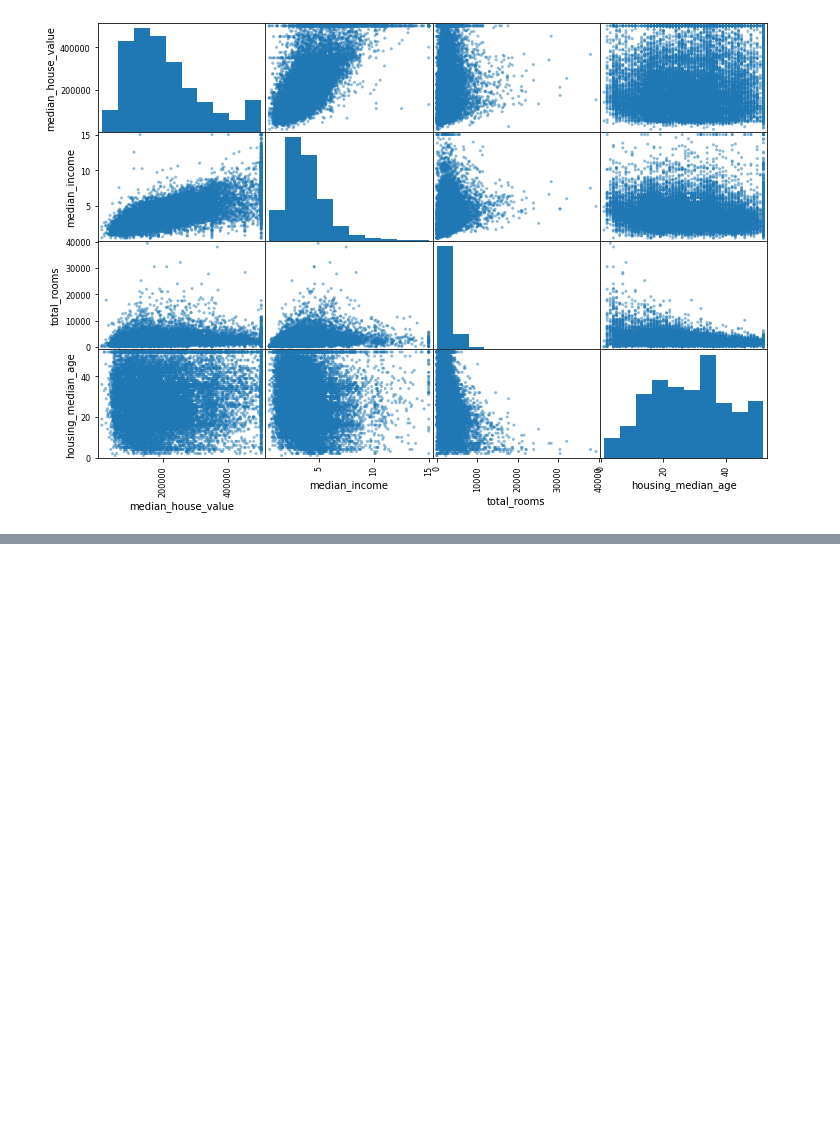
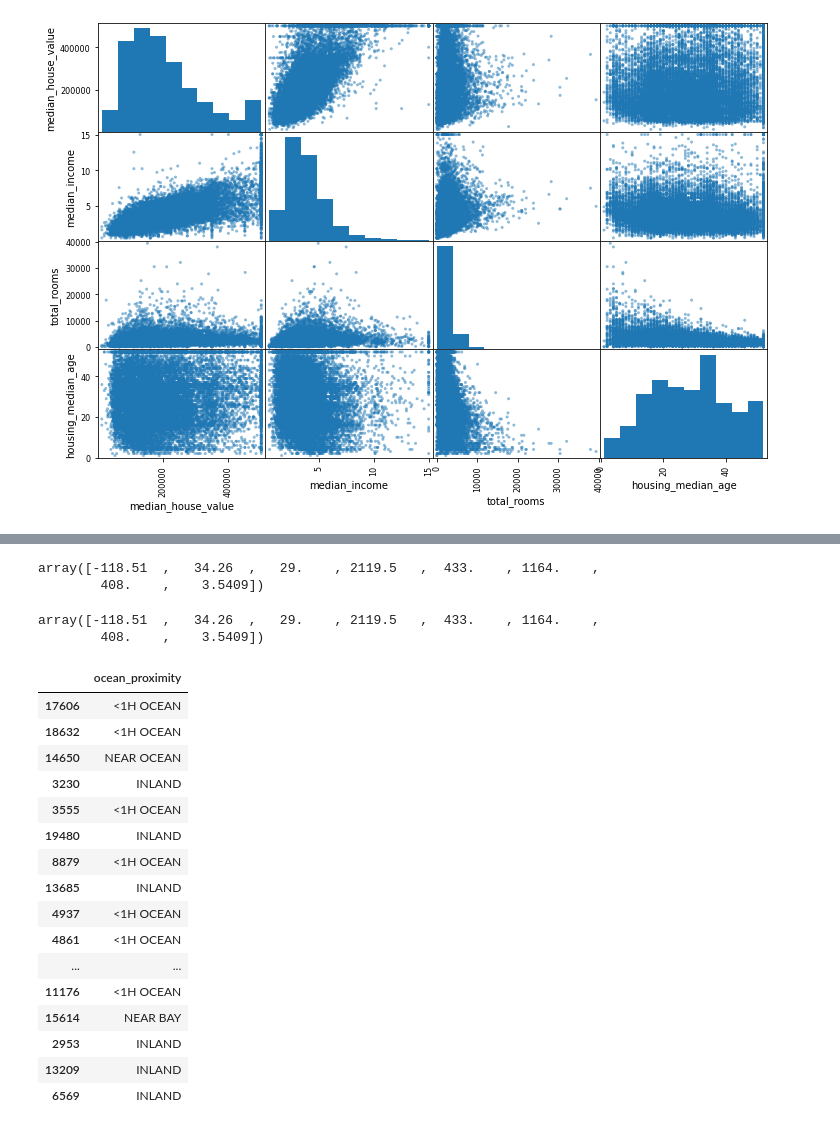
Before and after one commit to JohnSween44/MeanHousingValue, a Jupyter notebook: Housing.ipynb, the cells around one changed output, grey strips where cells are left out. Cells and saved outputs as stored; diff of their text form; code cells hidden in the pictures; blank space fills up the shorter version.

Commit message:
began cleaning data for training

```diff
--- a/Housing.ipynb
+++ b/Housing.ipynb
@@ -240,0 +267,38 @@ array([[<matplotlib.axes._subplots.AxesSubplot object at 0x...>,
+# %%
+housing = strat_train_set.drop('median_house_value', axis=1)
+housing_lables = strat_train_set['median_house_value'].copy()
+# %%
+from sklearn.impute import SimpleImputer
+imputer = SimpleImputer(strategy='median')
+housing_num = housing.drop('ocean_proximity', axis=1)
+imputer.fit(housing_num)
+imputer.statistics_
+# %% [output]
+array([-118.51  ,   34.26  ,   29.    , 2119.5   ,  433.    , 1164.    ,
+        408.    ,    3.5409])
+# %%
+housing_num.median().values
+# %% [output]
+array([-118.51  ,   34.26  ,   29.    , 2119.5   ,  433.    , 1164.    ,
+        408.    ,    3.5409])
+# %%
+housing_cat = housing[['ocean_proximity']]
+housing_cat.head(20)
+# %% [output]
+|  | ocean_proximity |
+| 17606 | <1H OCEAN |
+| 18632 | <1H OCEAN |
+| 14650 | NEAR OCEAN |
+| 3230 | INLAND |
+| 3555 | <1H OCEAN |
+| 19480 | INLAND |
+| 8879 | <1H OCEAN |
+| 13685 | INLAND |
+| 4937 | <1H OCEAN |
+| 4861 | <1H OCEAN |
+| ... | ... |
+| 11176 | <1H OCEAN |
+| 15614 | NEAR BAY |
+| 2953 | INLAND |
+| 13209 | INLAND |
+| 6569 | INLAND |
```
Also changed, not shown: parts of 6 cells of this notebook.
